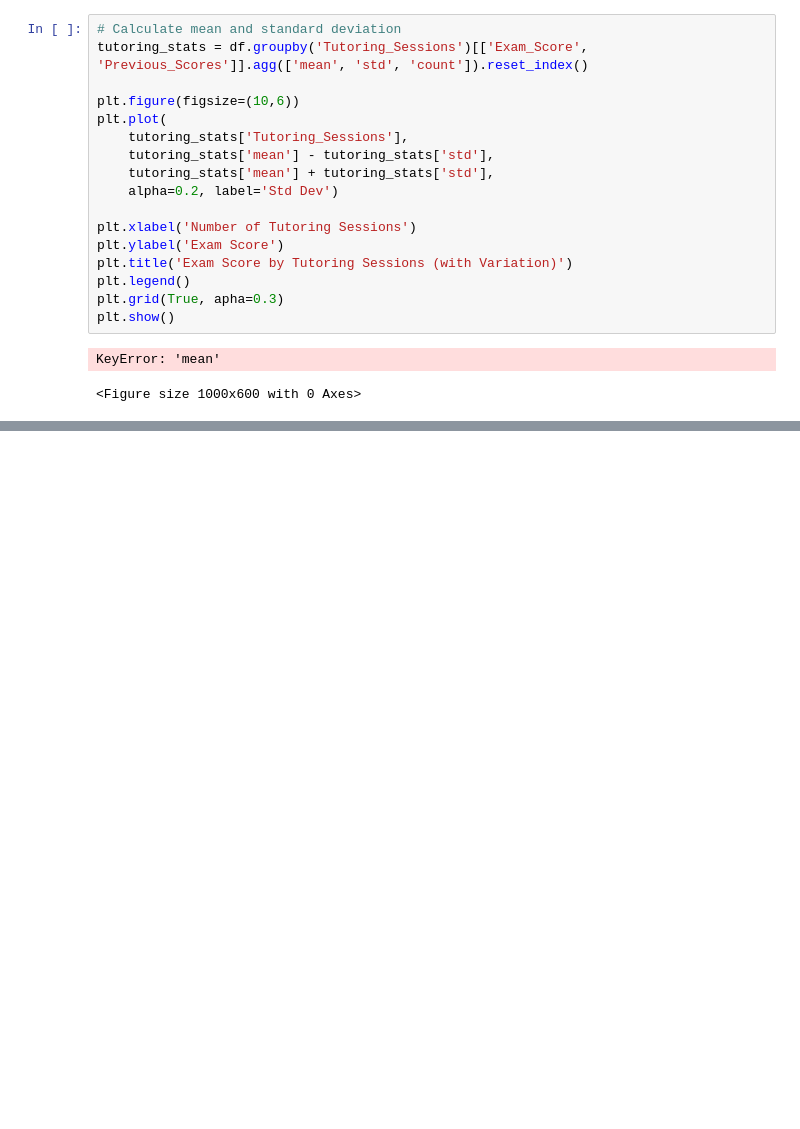
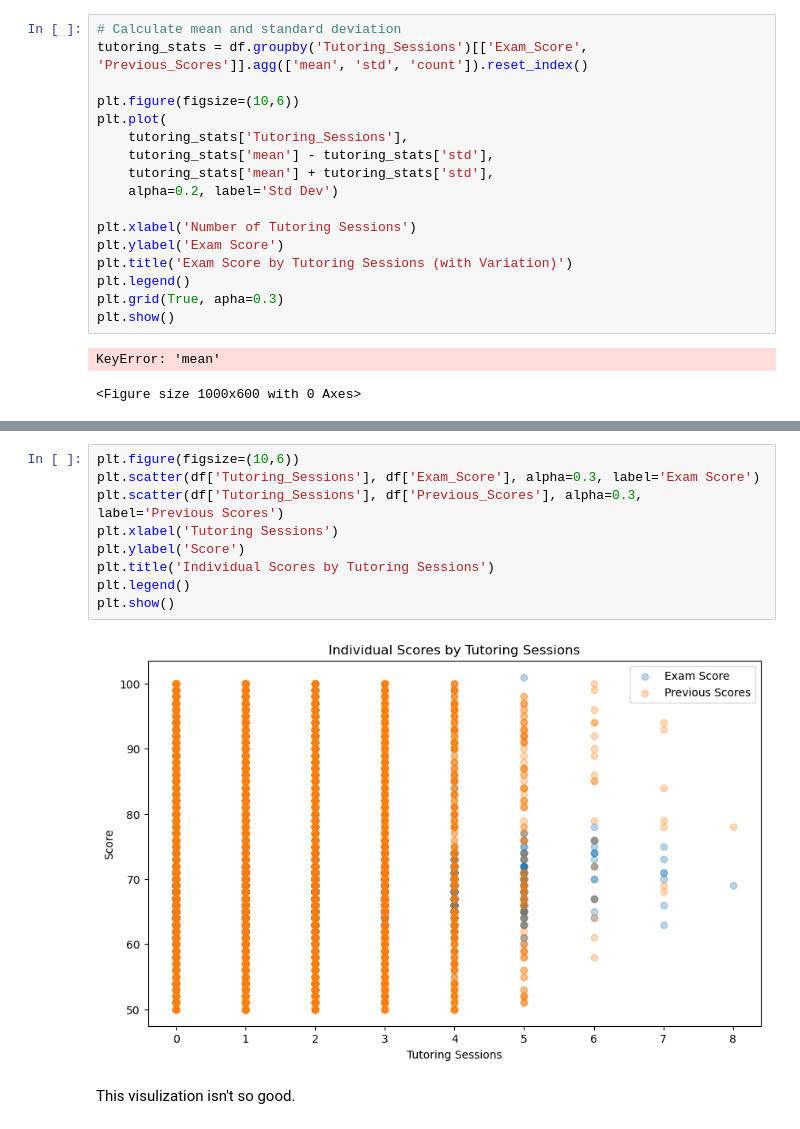
Before and after one commit to geff-ghost/studentPerformance, a Jupyter notebook: studentPerformance.ipynb, the cells around one changed output, grey strips where cells are left out. Cells and saved outputs as stored; diff of their text form; blank space fills up the shorter version.

```diff
--- a/studentPerformance.ipynb
+++ b/studentPerformance.ipynb
@@ -549,0 +569,13 @@ KeyError: 'mean'
+# %%
+plt.figure(figsize=(10,6))
+plt.scatter(df['Tutoring_Sessions'], df['Exam_Score'], alpha=0.3, label='Exam Score')
+plt.scatter(df['Tutoring_Sessions'], df['Previous_Scores'], alpha=0.3, label='Previous Scores')
+plt.xlabel('Tutoring Sessions')
+plt.ylabel('Score')
+plt.title('Individual Scores by Tutoring Sessions')
+plt.legend()
+plt.show()
+# %% [output]
+[figure, added]
+# %% [markdown]
+This visulization isn't so good.
```
Also changed, not shown: parts of 5 cells of this notebook.
